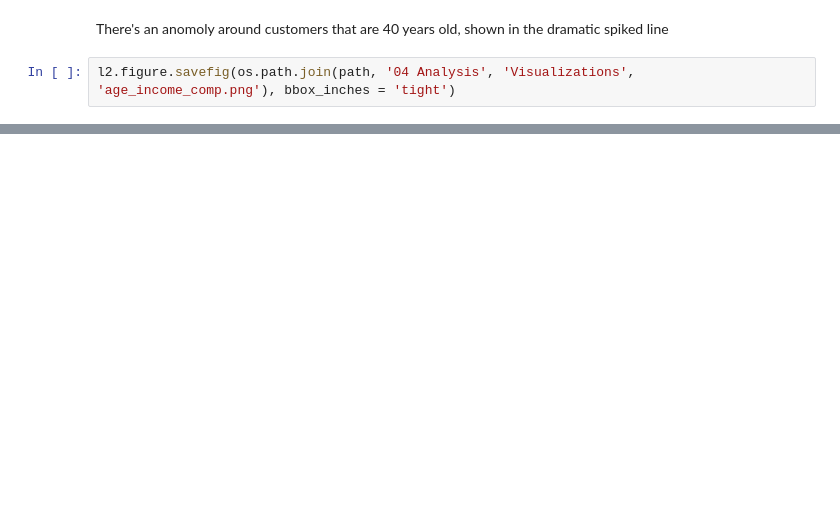
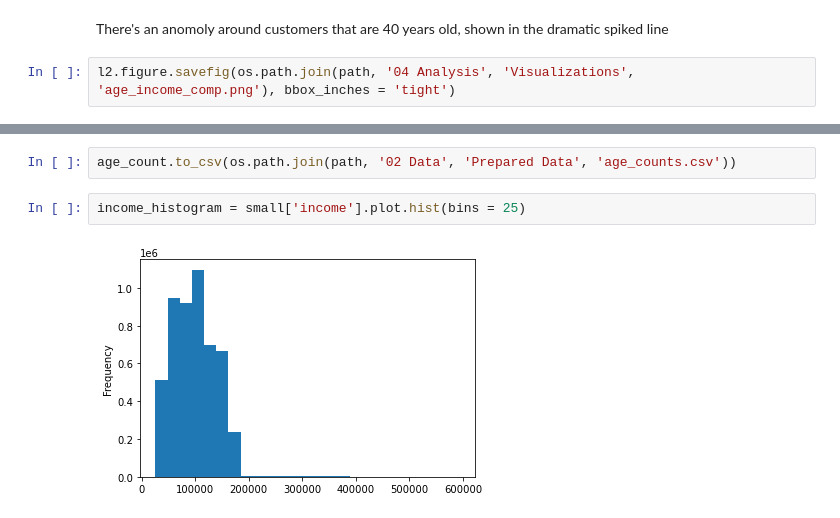
Before and after one commit to candaceavbailey/InstacartPythonAnalysis, a Jupyter notebook: 03 Scripts/IC Extra Visuals.ipynb, the cells around one changed output, grey strips where cells are left out. Cells and saved outputs as stored; diff of their text form; blank space fills up the shorter version.

```diff
--- a/03 Scripts/IC Extra Visuals.ipynb
+++ b/03 Scripts/IC Extra Visuals.ipynb
@@ -399,0 +541,6 @@ l2.figure.savefig(os.path.join(path, '04 Analysis', 'Visualizations', 'age_incom
+# %%
+age_count.to_csv(os.path.join(path, '02 Data', 'Prepared Data', 'age_counts.csv'))
+# %%
+income_histogram = small['income'].plot.hist(bins = 25)
+# %% [output]
+[figure, added]
```
Also changed, not shown: parts of 24 cells of this notebook.
